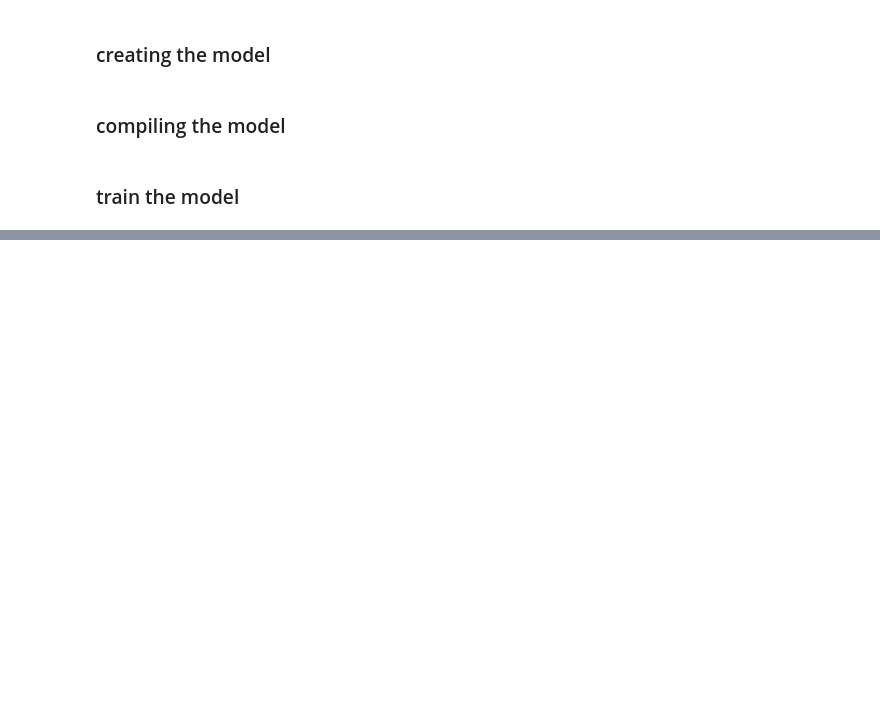
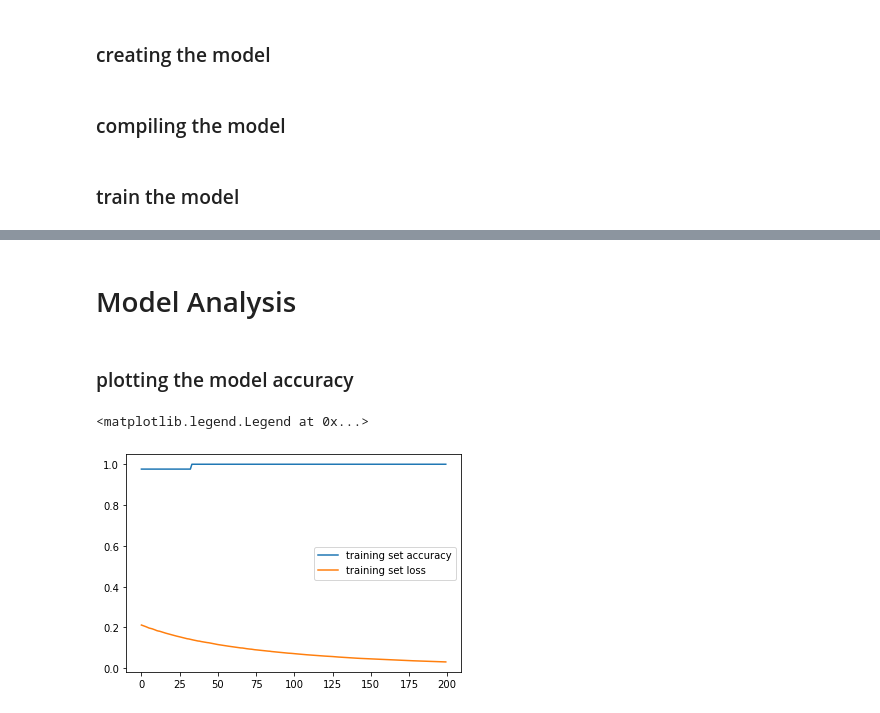
Before and after one commit to chamitheranda/Bchat-ChatBot, a Jupyter notebook: ChatBot.ipynb, the cells around one changed output, grey strips where cells are left out. Drawn from its saved outputs; the diff is of its cells as text; code cells hidden in the pictures; blank space fills up the shorter version.

Commit message:
analyze the model using graph

```diff
--- a/ChatBot.ipynb
+++ b/ChatBot.ipynb
@@ -207,4 +207,4 @@ model.compile(loss="sparse_categorical_crossentropy",optimizer='adam',metrics=['
 # %% [markdown]
 ### train the model
 # %%
-train = model.fit(x_train,y_train,epocos=200)
+train = model.fit(x_train,y_train,epochs=200)
@@ -210,0 +229,11 @@ train = model.fit(x_train,y_train,epocos=200)
+# %% [markdown]
+# Model Analysis
+# %% [markdown]
+### plotting the model accuracy
+# %%
+plt.plot(train.history['accuracy'],label='training set accuracy')
+plt.plot(train.history['loss'],label='training set loss')
+plt.legend()
+# %% [output]
+<matplotlib.legend.Legend at 0x...>
+[figure, added]
```
Also changed, not shown: parts of 1 cell of this notebook.
